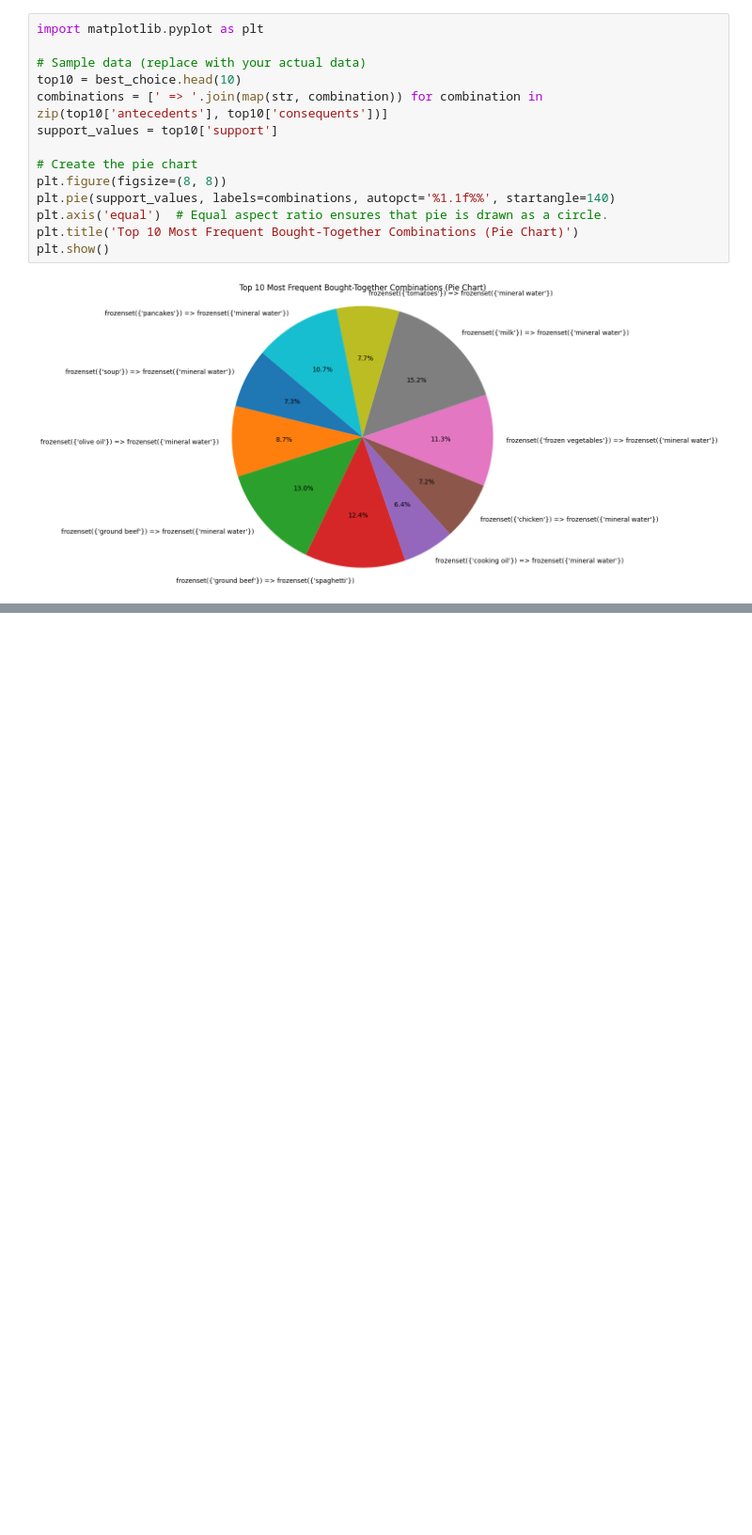
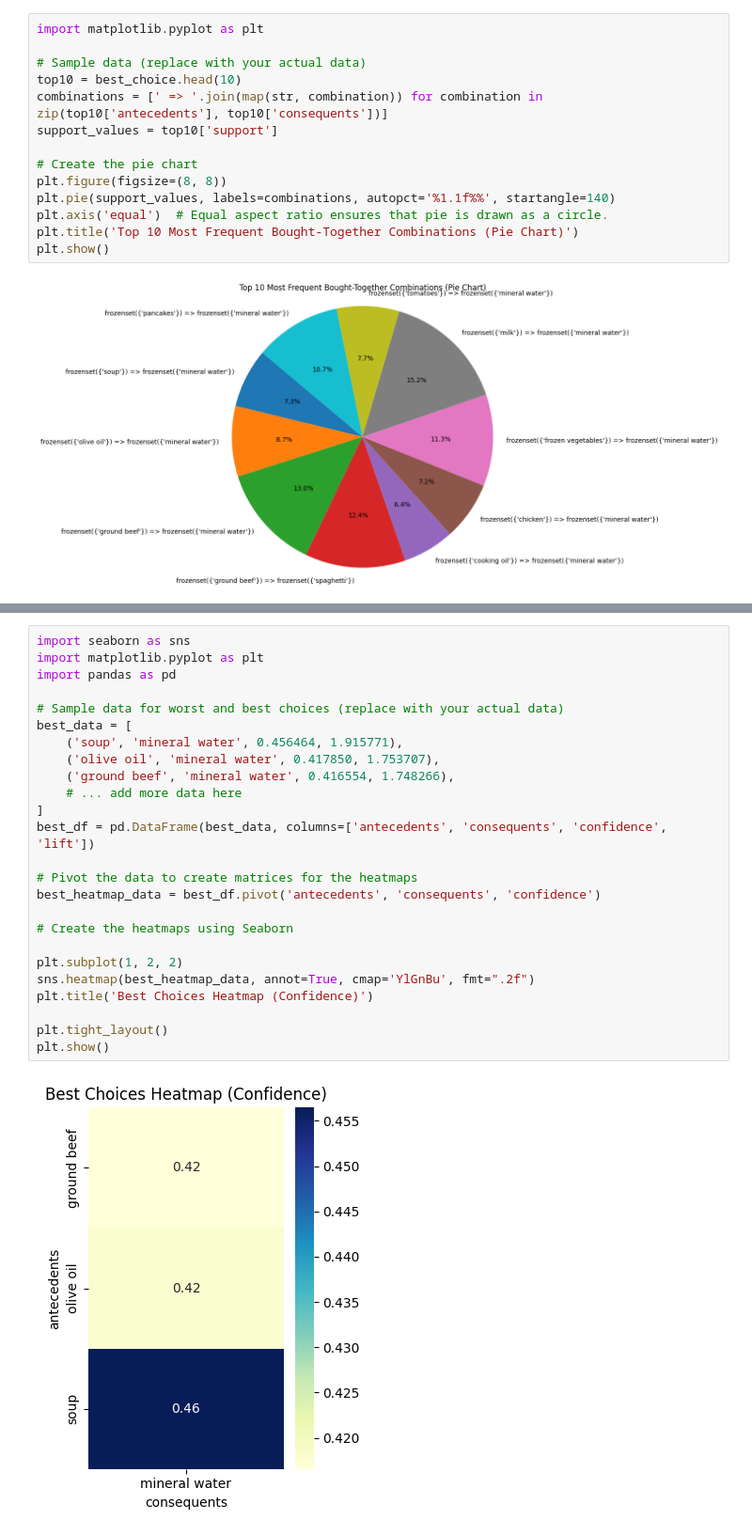
Before and after one commit to MRazin172/Market_Basket_Analysis, a Jupyter notebook: Market_Basket_Analysis_pynb.ipynb, the cells around one changed output, grey strips where cells are left out. Shown at 94% size. Cells and saved outputs as stored; diff of their text form; blank space fills up the shorter version.

```diff
--- a/Market_Basket_Analysis_pynb.ipynb
+++ b/Market_Basket_Analysis_pynb.ipynb
@@ -280,0 +306,27 @@ plt.show()
+# %%
+import seaborn as sns
+import matplotlib.pyplot as plt
+import pandas as pd
+
+# Sample data for worst and best choices (replace with your actual data)
+best_data = [
+    ('soup', 'mineral water', 0.456464, 1.915771),
+    ('olive oil', 'mineral water', 0.417850, 1.753707),
+    ('ground beef', 'mineral water', 0.416554, 1.748266),
+    # ... add more data here
+]
+best_df = pd.DataFrame(best_data, columns=['antecedents', 'consequents', 'confidence', 'lift'])
+
+# Pivot the data to create matrices for the heatmaps
+best_heatmap_data = best_df.pivot('antecedents', 'consequents', 'confidence')
+
+# Create the heatmaps using Seaborn
+
+plt.subplot(1, 2, 2)
+sns.heatmap(best_heatmap_data, annot=True, cmap='YlGnBu', fmt=".2f")
+plt.title('Best Choices Heatmap (Confidence)')
+
+plt.tight_layout()
+plt.show()
+# %% [output]
+[figure, added]
```
Also changed, not shown: parts of 6 cells of this notebook.
